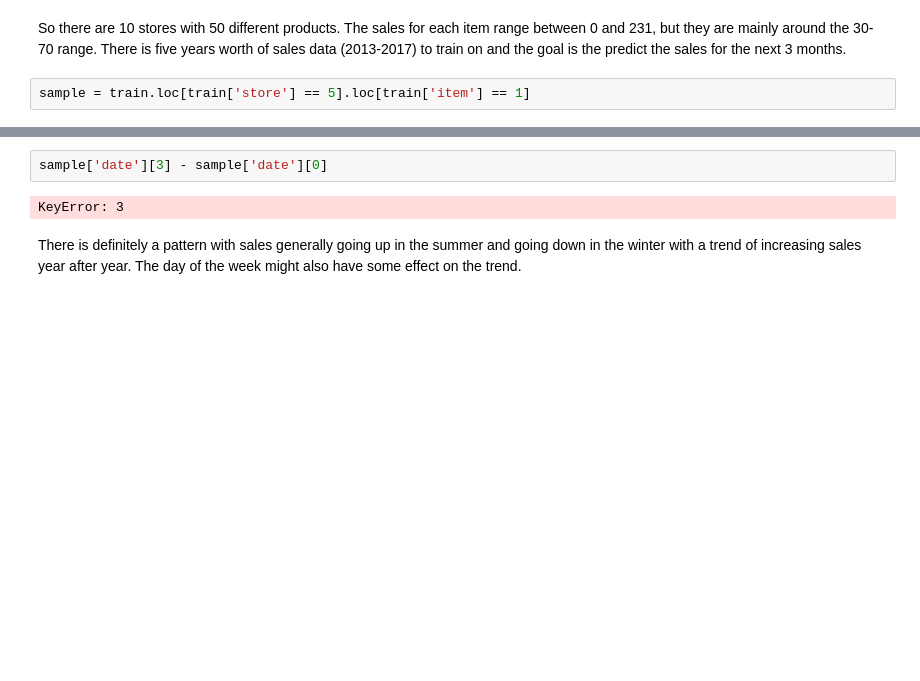
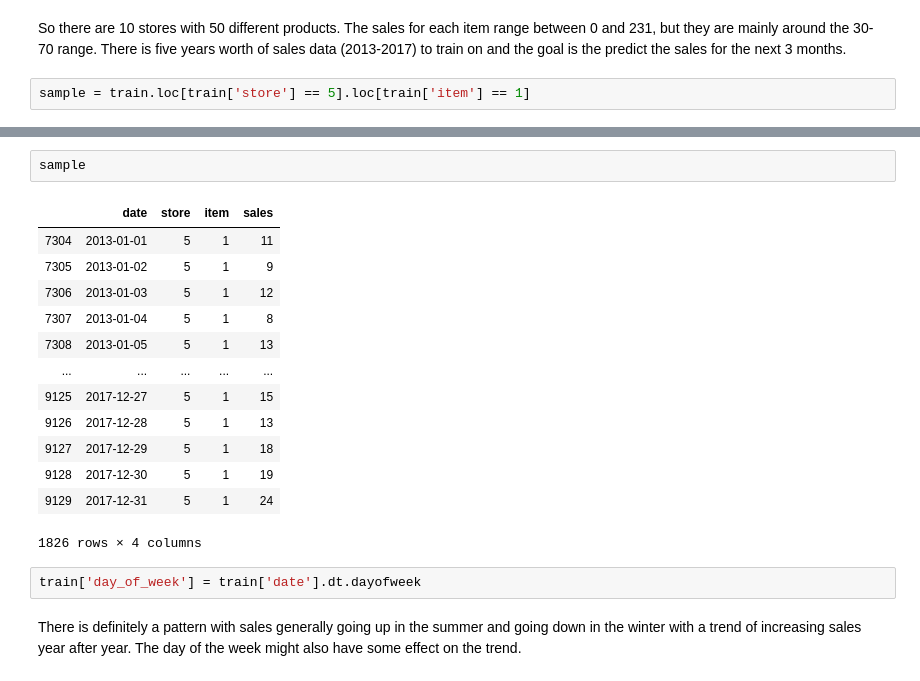
Before and after one commit to phil-hoang/Store_Item_Demand_Forecast_NN, a Jupyter notebook: Demand_Forecaster_NN.ipynb, the cells around one changed output, grey strips where cells are left out. Cells and saved outputs as stored; diff of their text form; blank space fills up the shorter version.

```diff
--- a/Demand_Forecaster_NN.ipynb
+++ b/Demand_Forecaster_NN.ipynb
@@ -91,7 +97,21 @@ plt.plot(sample['date'], sample['sales'])
 [figure]
-# %%
-sample['date'][3] - sample['date'][0]
-# %% [output]
-KeyError: 3
+# %%
+sample
+# %% [output]
+|  | date | store | item | sales |
+| 7304 | 2013-01-01 | 5 | 1 | 11 |
+| 7305 | 2013-01-02 | 5 | 1 | 9 |
+| 7306 | 2013-01-03 | 5 | 1 | 12 |
+| 7307 | 2013-01-04 | 5 | 1 | 8 |
+| 7308 | 2013-01-05 | 5 | 1 | 13 |
+| ... | ... | ... | ... | ... |
+| 9125 | 2017-12-27 | 5 | 1 | 15 |
+| 9126 | 2017-12-28 | 5 | 1 | 13 |
+| 9127 | 2017-12-29 | 5 | 1 | 18 |
+| 9128 | 2017-12-30 | 5 | 1 | 19 |
+| 9129 | 2017-12-31 | 5 | 1 | 24 |
+1826 rows × 4 columns
+# %%
+train['day_of_week'] = train['date'].dt.dayofweek
 # %% [markdown]
 There is definitely a pattern with sales generally going up in the summer and going down in the winter with a trend of increasing sales year after year. The day of the week might also have some effect on the trend.
```
Also changed, not shown: parts of 26 cells of this notebook.
